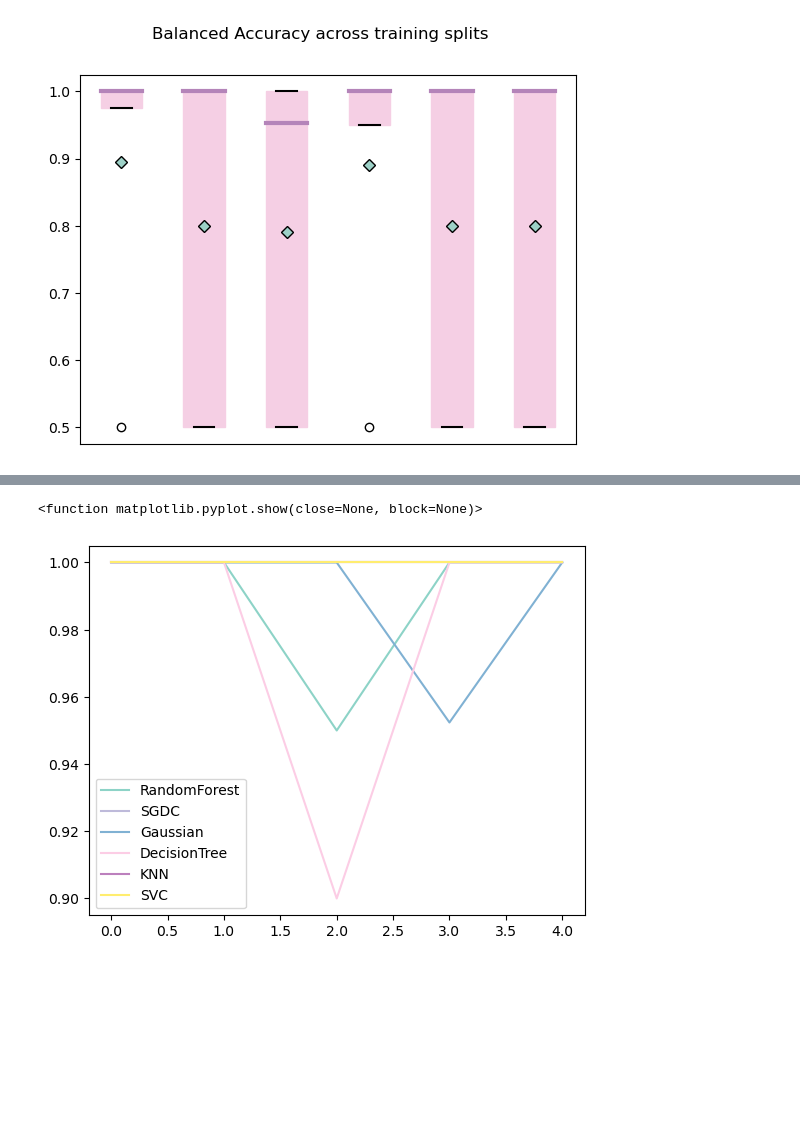
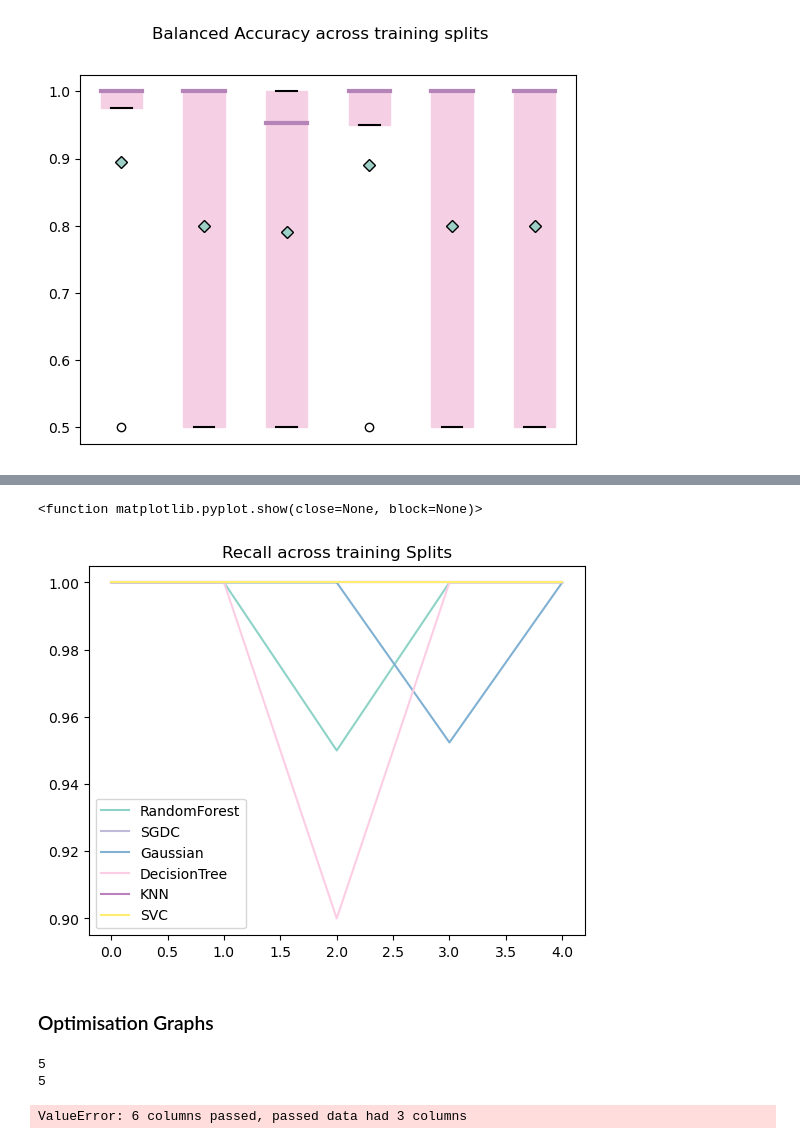
Before and after one commit to judebcampbell/ICSNetworkIDSBuilder, a Jupyter notebook: meaningfulGraphs.ipynb, the cells around one changed output, grey strips where cells are left out. Cells and saved outputs as stored; diff of their text form; code cells hidden in the pictures; blank space fills up the shorter version.

```diff
--- a/meaningfulGraphs.ipynb
+++ b/meaningfulGraphs.ipynb
@@ -202,21 +202,24 @@ plt.show()
 # %%
 ordered = []
 
 for i in range(len(recall[0])):
 	row = []
 	for j in range(len(recall)):
 		row.append(recall[j][i])
 	ordered.append(row)
 
 columns = []
 for i in range(len(tn)):
 	columns.append(tn[i])
 
 df =  pd.DataFrame(ordered, columns=columns)
 
 df.plot(colormap='Set3')
 #plt.plot(df, colormap='Tab3')
+plt.title("Recall across training Splits")
 plt.show
 # %% [output]
 <function matplotlib.pyplot.show(close=None, block=None)>
-[figure, old version]
+[figure, new version]
+# %% [markdown]
+### Optimisation Graphs
@@ -222,0 +241,44 @@ plt.show
+# %%
+import itertools
+
+original_values = []
+ordered_optimised = []
+ordered = []
+
+for name in on:
+	train_id = tn.index(name)
+	original_values.append(tr[i]['test_f1'])
+
+for i in range(len(original_values[0])):
+	row = []
+	for j in range(len(original_values)):
+		row.append(original_values[j][i])
+	ordered.append(row)
+
+for i in range(len(of1[0])):
+	row = []
+	for j in range(len(of1)):
+		row.append(of1[j][i])
+	ordered_optimised.append(row)
+
+print(len(ordered))
+print(len(ordered_optimised))
+ordered = list(itertools.chain.from_iterable(zip(ordered, ordered_optimised)))
+
+columns = []
+for i in range(len(on)):
+	columns.append(tn[i])
+	columns.append("optimised")
+df =  pd.DataFrame(ordered, columns=columns)
+
+print(df.head())
+df.plot(colormap='Set3')
+#plt.plot(df, colormap='Tab3')
+plt.title("Recall across training Splits")
+plt.show
+#axs.set_xticks([])
+plt.show()
+# %% [output]
+5
+5
+ValueError: 6 columns passed, passed data had 3 columns
```
Also changed, not shown: parts of 8 cells of this notebook, 9 other files.
